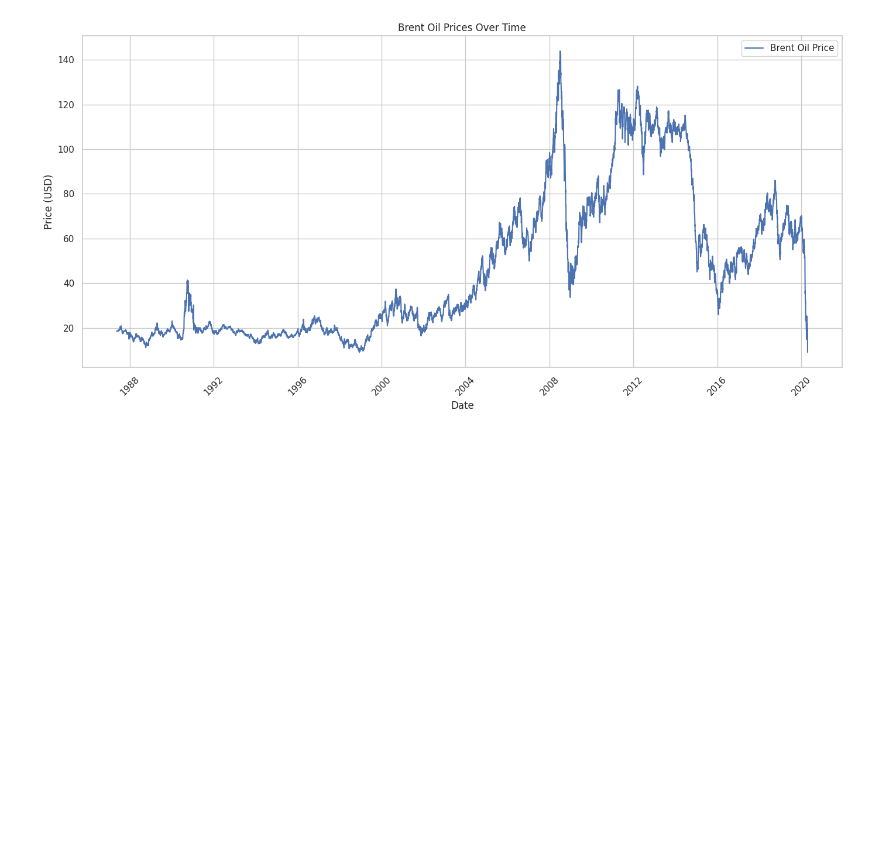
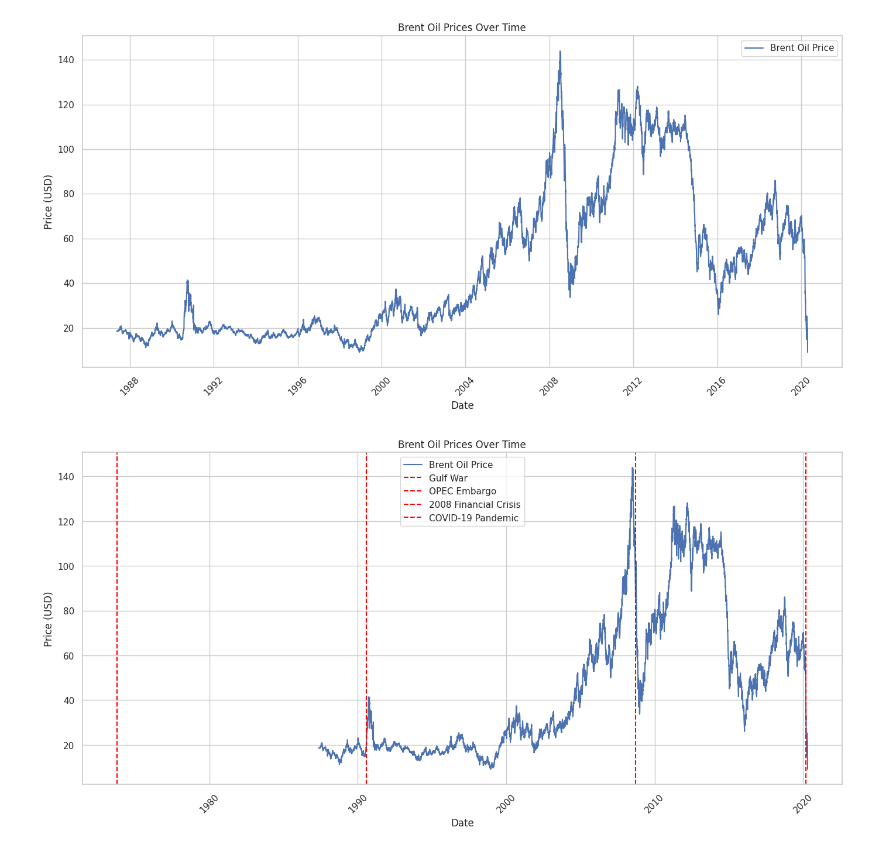
Before and after one commit to habeshaethiopia/BrentOil-Price-Analysis, a Jupyter notebook: notebooks/analysis.ipynb, the cells around one changed output. Cells and saved outputs as stored; diff of their text form; code cells hidden in the pictures; blank space fills up the shorter version.

```diff
--- a/notebooks/analysis.ipynb
+++ b/notebooks/analysis.ipynb
@@ -75,3 +76,26 @@ plt.tight_layout()
 plt.show()
 # %% [output]
 [figure]
+# %%
+# Example: Add vertical lines for key events
+key_events = {
+    'Gulf War': '1990-08-02',
+    'OPEC Embargo': '1973-10-06',
+    '2008 Financial Crisis': '2008-09-15',
+    'COVID-19 Pandemic': '2020-03-11'
+}
+plt.figure(figsize=(14, 7))
+plt.plot(brent_data['Date'], brent_data['Price'], label='Brent Oil Price')
+plt.title('Brent Oil Prices Over Time')
+plt.xlabel('Date')
+plt.ylabel('Price (USD)')
+plt.legend()
+plt.xticks(rotation=45)
+plt.tight_layout()
+for event, date in key_events.items():
+    plt.axvline(pd.to_datetime(date), color='red', linestyle='--', label=event)
+
+plt.legend()
+plt.show()
+# %% [output]
+[figure, added]
```
Also changed, not shown: parts of 7 cells of this notebook.
